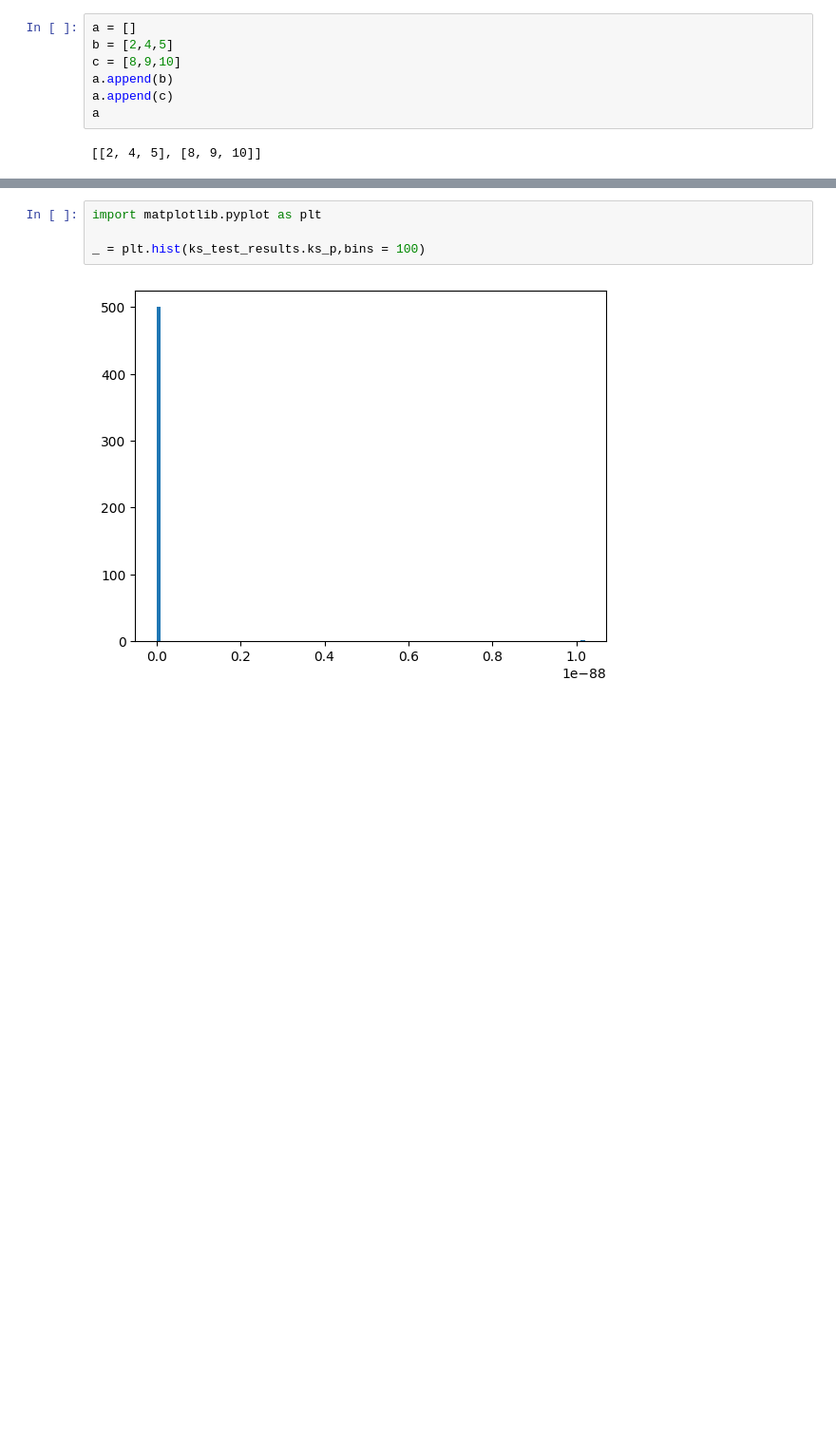
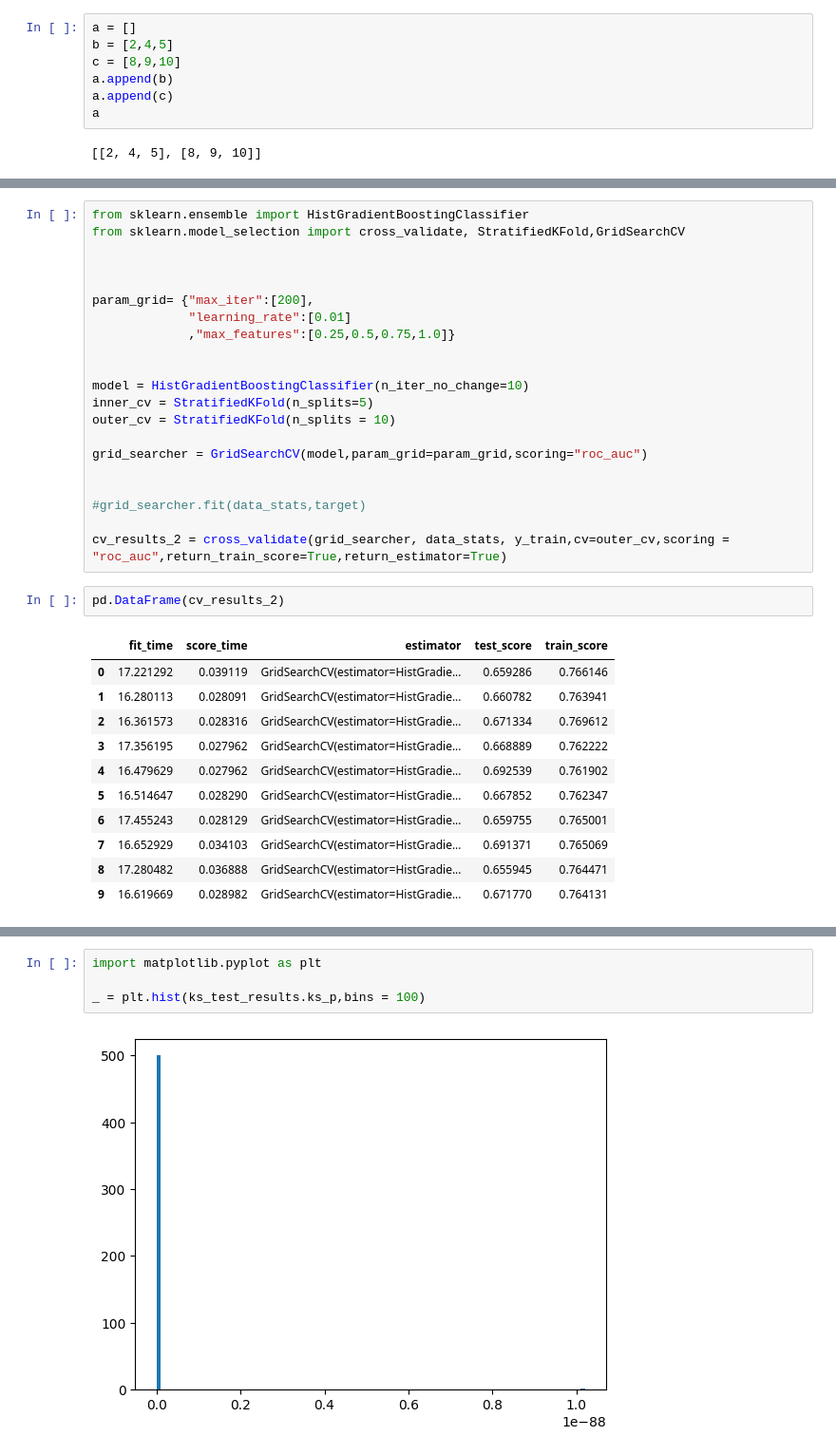
Before and after one commit to Zpazza/structured-data, a Jupyter notebook: competitions/structural-break/quickstarters/baseline/baseline.ipynb, the cells around one changed output, grey strips where cells are left out. Shown at 95% size. Drawn from its saved outputs; the diff is of its cells as text; blank space fills up the shorter version.

```diff
--- a/competitions/structural-break/quickstarters/baseline/baseline.ipynb
+++ b/competitions/structural-break/quickstarters/baseline/baseline.ipynb
@@ -374,0 +434,35 @@ data_stats
+# %%
+from sklearn.ensemble import HistGradientBoostingClassifier
+from sklearn.model_selection import cross_validate, StratifiedKFold,GridSearchCV
+
+
+
+param_grid= {"max_iter":[200],
+             "learning_rate":[0.01]
+             ,"max_features":[0.25,0.5,0.75,1.0]}
+
+
+model = HistGradientBoostingClassifier(n_iter_no_change=10)
+inner_cv = StratifiedKFold(n_splits=5)
+outer_cv = StratifiedKFold(n_splits = 10)
+
+grid_searcher = GridSearchCV(model,param_grid=param_grid,scoring="roc_auc")
+
+
+#grid_searcher.fit(data_stats,target)
+
+cv_results_2 = cross_validate(grid_searcher, data_stats, y_train,cv=outer_cv,scoring = "roc_auc",return_train_score=True,return_estimator=True)
+# %%
+pd.DataFrame(cv_results_2)
+# %% [output]
+|  | fit_time | score_time | estimator | test_score | train_score |
+| 0 | 17.221292 | 0.039119 | GridSearchCV(estimator=HistGradie... | 0.659286 | 0.766146 |
+| 1 | 16.280113 | 0.028091 | GridSearchCV(estimator=HistGradie... | 0.660782 | 0.763941 |
+| 2 | 16.361573 | 0.028316 | GridSearchCV(estimator=HistGradie... | 0.671334 | 0.769612 |
+| 3 | 17.356195 | 0.027962 | GridSearchCV(estimator=HistGradie... | 0.668889 | 0.762222 |
+| 4 | 16.479629 | 0.027962 | GridSearchCV(estimator=HistGradie... | 0.692539 | 0.761902 |
+| 5 | 16.514647 | 0.028290 | GridSearchCV(estimator=HistGradie... | 0.667852 | 0.762347 |
+| 6 | 17.455243 | 0.028129 | GridSearchCV(estimator=HistGradie... | 0.659755 | 0.765001 |
+| 7 | 16.652929 | 0.034103 | GridSearchCV(estimator=HistGradie... | 0.691371 | 0.765069 |
+| 8 | 17.280482 | 0.036888 | GridSearchCV(estimator=HistGradie... | 0.655945 | 0.764471 |
+| 9 | 16.619669 | 0.028982 | GridSearchCV(estimator=HistGradie... | 0.671770 | 0.764131 |
```
Also changed, not shown: parts of 14 cells of this notebook.
